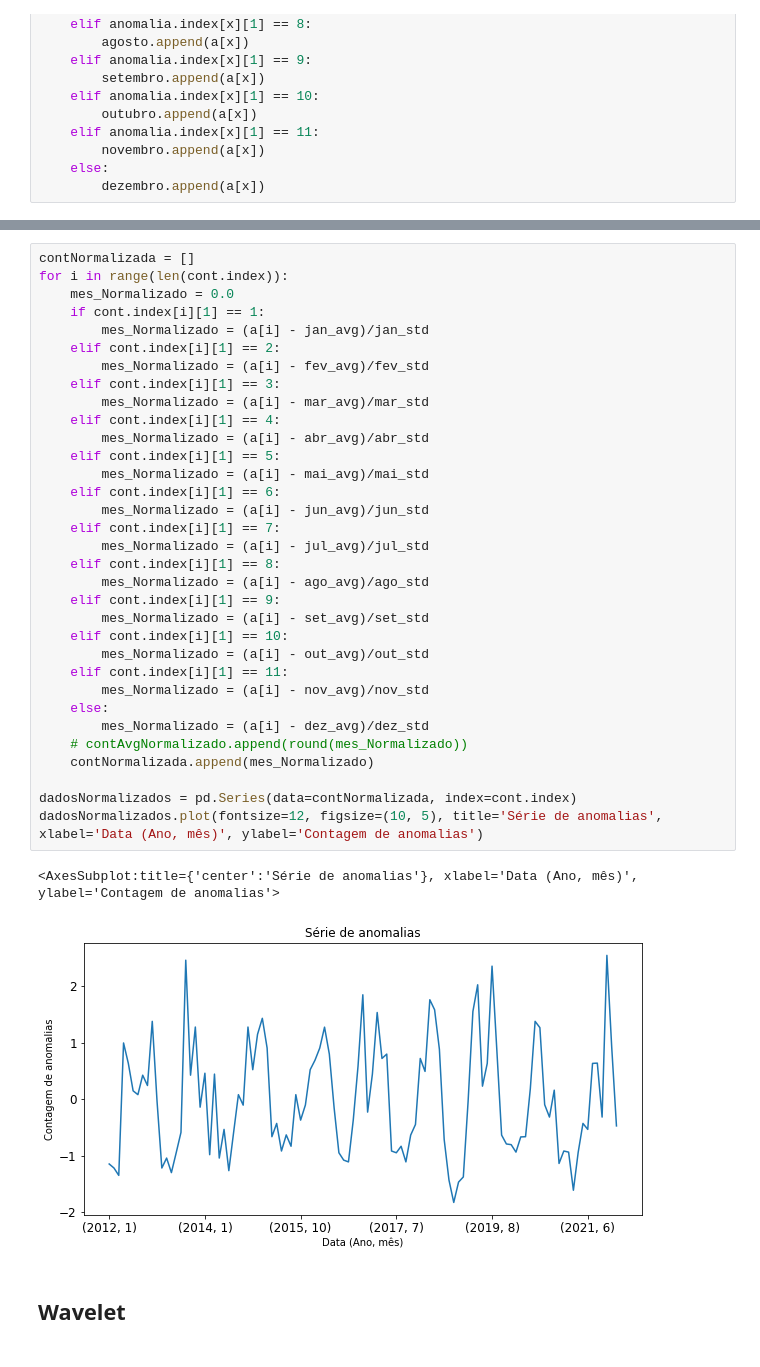
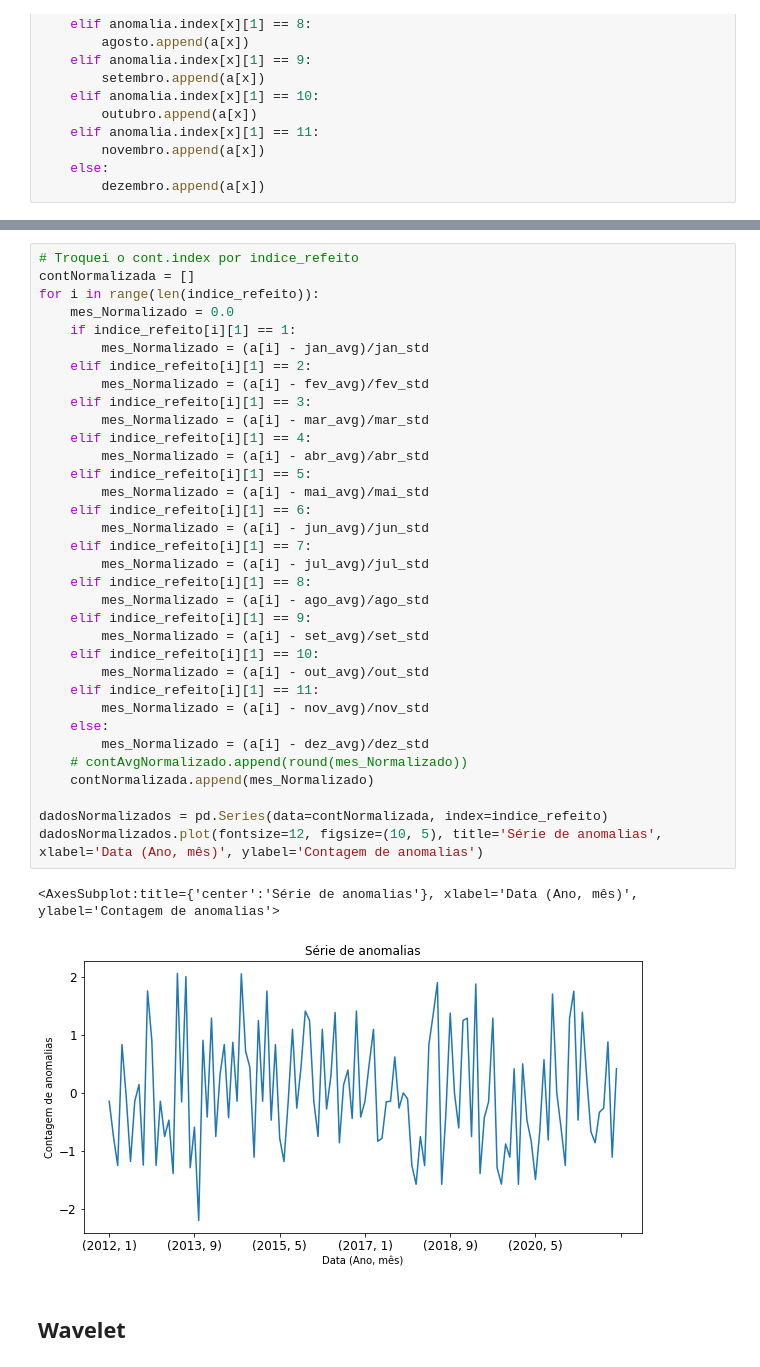
Before and after one commit to morganzera/TGF, a Jupyter notebook: Pibic_pt2/Contagem.ipynb, the cells around one changed output, grey strips where cells are left out. Saved outputs shown, nothing was run; the diff lists cells and outputs as text.

```diff
--- a/Pibic_pt2/Contagem.ipynb
+++ b/Pibic_pt2/Contagem.ipynb
@@ -355,39 +380,40 @@ print(fev_std)
 # %%
+# Troquei o cont.index por indice_refeito
 contNormalizada = []
-for i in range(len(cont.index)):
+for i in range(len(indice_refeito)):
     mes_Normalizado = 0.0
-    if cont.index[i][1] == 1:
+    if indice_refeito[i][1] == 1:
         mes_Normalizado = (a[i] - jan_avg)/jan_std
-    elif cont.index[i][1] == 2:
+    elif indice_refeito[i][1] == 2:
         mes_Normalizado = (a[i] - fev_avg)/fev_std
-    elif cont.index[i][1] == 3:
+    elif indice_refeito[i][1] == 3:
         mes_Normalizado = (a[i] - mar_avg)/mar_std
-    elif cont.index[i][1] == 4:
+    elif indice_refeito[i][1] == 4:
         mes_Normalizado = (a[i] - abr_avg)/abr_std
-    elif cont.index[i][1] == 5:
+    elif indice_refeito[i][1] == 5:
         mes_Normalizado = (a[i] - mai_avg)/mai_std
-    elif cont.index[i][1] == 6:
+    elif indice_refeito[i][1] == 6:
         mes_Normalizado = (a[i] - jun_avg)/jun_std
-    elif cont.index[i][1] == 7:
+    elif indice_refeito[i][1] == 7:
         mes_Normalizado = (a[i] - jul_avg)/jul_std
-    elif cont.index[i][1] == 8:
+    elif indice_refeito[i][1] == 8:
         mes_Normalizado = (a[i] - ago_avg)/ago_std
-    elif cont.index[i][1] == 9:
+    elif indice_refeito[i][1] == 9:
         mes_Normalizado = (a[i] - set_avg)/set_std
-    elif cont.index[i][1] == 10:
+    elif indice_refeito[i][1] == 10:
         mes_Normalizado = (a[i] - out_avg)/out_std
-    elif cont.index[i][1] == 11:
+    elif indice_refeito[i][1] == 11:
         mes_Normalizado = (a[i] - nov_avg)/nov_std
     else:
         mes_Normalizado = (a[i] - dez_avg)/dez_std
     # contAvgNormalizado.append(round(mes_Normalizado))
     contNormalizada.append(mes_Normalizado)
 
-dadosNormalizados = pd.Series(data=contNormalizada, index=cont.index)
+dadosNormalizados = pd.Series(data=contNormalizada, index=indice_refeito)
 dadosNormalizados.plot(fontsize=12, figsize=(10, 5), title='Série de anomalias', xlabel='Data (Ano, mês)', ylabel='Contagem de anomalias')
 # %% [output]
 <AxesSubplot:title={'center':'Série de anomalias'}, xlabel='Data (Ano, mês)', ylabel='Contagem de anomalias'>
-[figure, old version]
+[figure, new version]
 # %% [markdown]
 ## Wavelet
 # %%
```
Also changed, not shown: parts of 11 cells of this notebook, 1 other file.
